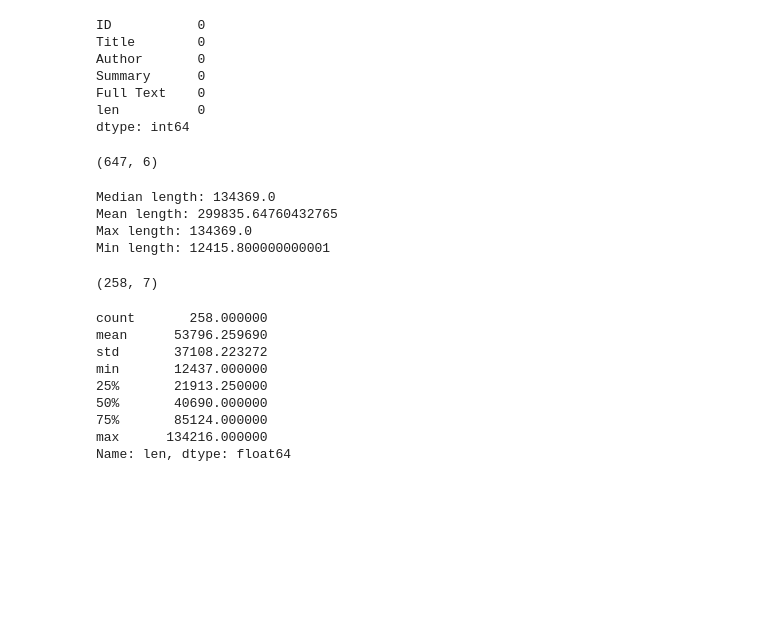
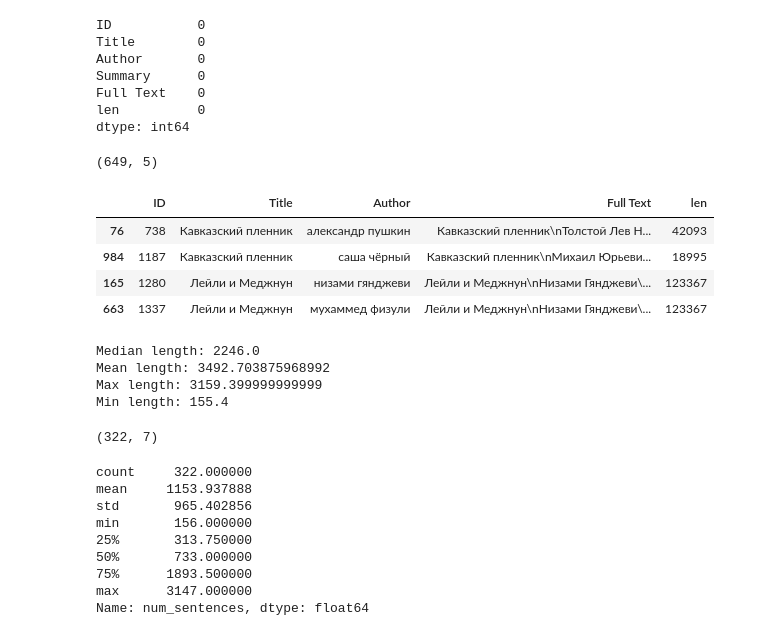
Before and after one commit to xendalm/illustory, a Jupyter notebook: notebooks/books_to_conllu.ipynb, the cells around one changed output. Cells and saved outputs as stored; diff of their text form; code cells hidden in the pictures; blank space fills up the shorter version.

```diff
--- a/notebooks/books_to_conllu.ipynb
+++ b/notebooks/books_to_conllu.ipynb
@@ -36,30 +36,27 @@ Summary      0
 Full Text    0
 len          0
 dtype: int64
+# %%
+df['Author'] = df['Author'].str.lower()
+df.drop(columns='Summary', inplace=True)
 # %%
 df = (
     df.assign(author_books=lambda d: d['Author'].map(d['Author'].value_counts()))
     .sort_values(by=['Title', 'author_books'], ascending=[True, False])
-    .drop_duplicates(subset='Title', keep='first')
-    .drop(columns='author_books')
+    .drop_duplicates(subset=['Title', 'Author'], keep='first')
+    .drop(columns=['author_books'])
 )
 df.shape
 # %% [output]
-(647, 6)
+(649, 5)
-# %%
-median_len = df['len'].median()
-print(f"Median length: {median_len}")
-mean_len = df['len'].mean()
-print(f"Mean length: {mean_len}")
-max_len = df['len'].quantile(0.5)
-print(f"Max length: {max_len}")
-min_len = df['len'].quantile(0.1)
-print(f"Min length: {min_len}")
-# %% [output]
-Median length: 134369.0
-Mean length: 299835.64760432765
-Max length: 134369.0
-Min length: 12415.800000000001
+# %%
+df[df.duplicated(subset=['Title'], keep=False)].sort_values('Title')
+# %% [output]
+|  | ID | Title | Author | Full Text | len |
+| 76 | 738 | Кавказский пленник | александр пушкин | Кавказский пленник\nТолстой Лев Н... | 42093 |
+| 984 | 1187 | Кавказский пленник | саша чёрный | Кавказский пленник\nМихаил Юрьеви... | 18995 |
+| 165 | 1280 | Лейли и Меджнун | низами гянджеви | Лейли и Меджнун\nНизами Гянджеви\... | 123367 |
+| 663 | 1337 | Лейли и Меджнун | мухаммед физули | Лейли и Меджнун\nНизами Гянджеви\... | 123367 |
 # %%
 import math
 
@@ -69,15 +70,31 @@ df = df[df['num_pages'] > 1]
+# %%
+field = 'num_sentences'
+
+median_len = df[field].median()
+print(f"Median length: {median_len}")
+mean_len = df[field].mean()
+print(f"Mean length: {mean_len}")
+max_len = df[field].quantile(0.6)
+print(f"Max length: {max_len}")
+min_len = df[field].quantile(0.1)
+print(f"Min length: {min_len}")
+# %% [output]
+Median length: 2246.0
+Mean length: 3492.703875968992
+Max length: 3159.399999999999
+Min length: 155.4
 # %%
-df_selected = df[(df['len'] < max_len) & (df['len'] > min_len)].copy()
+df_selected = df[(df[field] <= max_len) & (df[field] >= min_len)].copy()
 print(df_selected.shape)
-df_selected['len'].describe()
+df_selected[field].describe()
 # %% [output]
-(258, 7)
+(322, 7)
-count       258.000000
-mean      53796.259690
-std       37108.223272
-min       12437.000000
-25%       21913.250000
-50%       40690.000000
-75%       85124.000000
-max      134216.000000
-Name: len, dtype: float64
+count     322.000000
+mean     1153.937888
+std       965.402856
+min       156.000000
+25%       313.750000
+50%       733.000000
+75%      1893.500000
+max      3147.000000
+Name: num_sentences, dtype: float64
```
Also changed, not shown: parts of 15 cells of this notebook, 1 other file.
